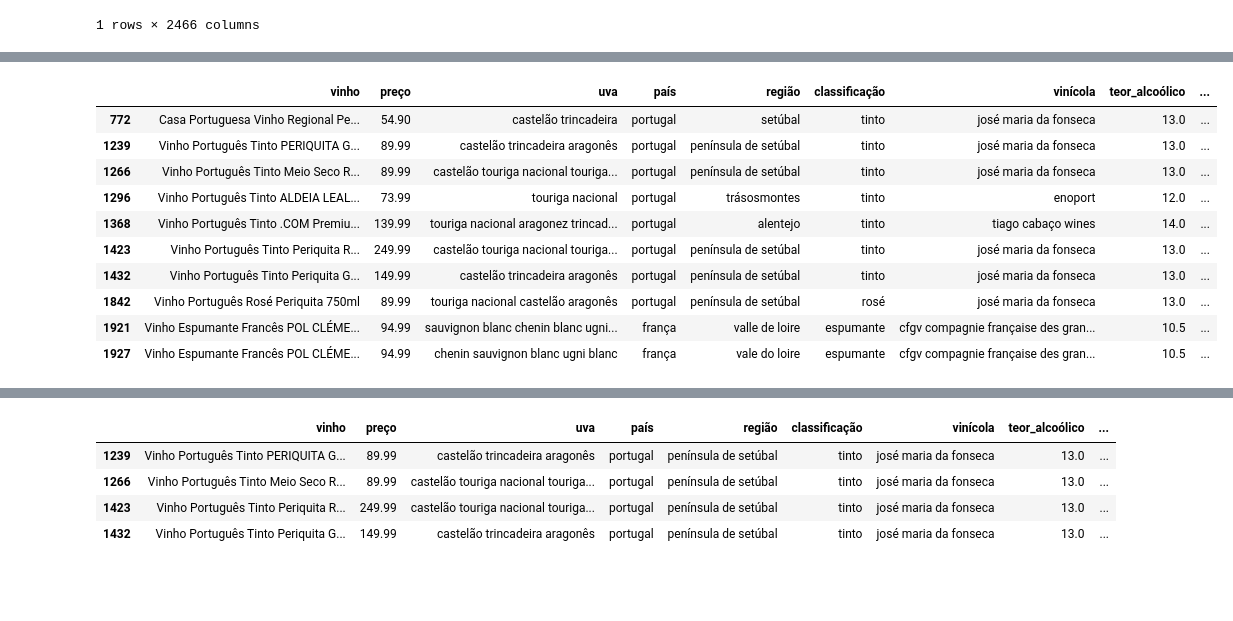
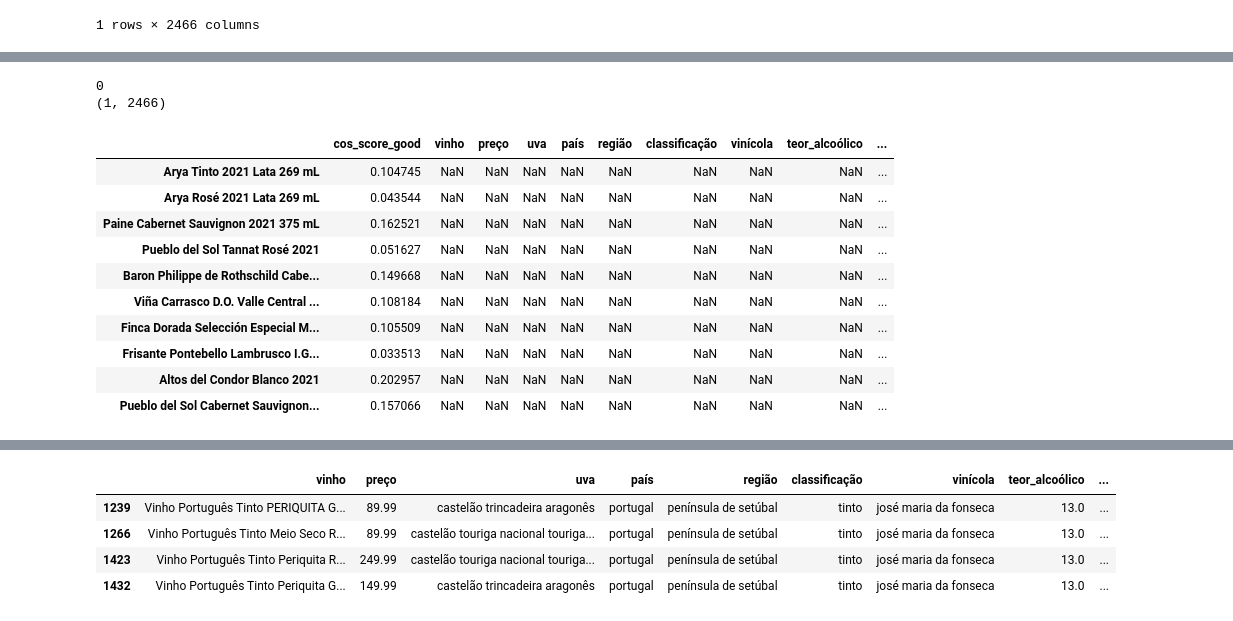
Before and after one commit to filipeaguiarrod/wine_recommendation_prod, a Jupyter notebook: model/Pipeline.ipynb, the cells around one changed output, grey strips where cells are left out. Drawn from its saved outputs; the diff is of its cells as text; code cells hidden in the pictures; blank space fills up the shorter version.

```diff
--- a/model/Pipeline.ipynb
+++ b/model/Pipeline.ipynb
@@ -135,31 +135,50 @@ def make_recommendation(dataset, matrix_wines,perfil, top=4):
     """
 
     preferidos = perfil.loc[perfil['evaluation']==1,'name'].to_list()
-    vector_preferido = vectorized_wine_matrix.loc[vectorized_wine_matrix.index.isin(preferidos)]
+    vector_preferido = matrix_wines.loc[matrix_wines.index.isin(preferidos)]
 
 
-    preferidos = perfil.loc[perfil['evaluation']==-1,'name'].to_list()
-    vector_ruim = vectorized_wine_matrix.loc[vectorized_wine_matrix.index.isin(preferidos)]
+    ruim = perfil.loc[perfil['evaluation']==-1,'name'].to_list()
+    vector_ruim = matrix_wines.loc[matrix_wines.index.isin(ruim)]
 
     good = pd.DataFrame(vector_preferido.mean(axis=0)).T
     bad = pd.DataFrame(vector_ruim.mean(axis=0)).T
 
-    matrix_wines_wv = matrix_wines.loc[~((matrix_wines.index.isin(good.index.to_list()))|(matrix_wines.index.isin(bad.index.to_list())))]#Matrix of wines without choosed elements from users.
+    print(len(ruim))
+
+    print(bad.shape)
+
+    #Matrix of wines without choosed elements from users.
+
+    #matrix_wines_wv = matrix_wines
+
+    if bad.shape[0] >1:
+
+        matrix_wines_wv = matrix_wines.loc[~(matrix_wines.index.isin(preferidos))]
+        matrix_wines_wv = matrix_wines_wv.loc[~(matrix_wines_wv.index.isin(ruim))]
+
+    else:
+
+        matrix_wines_wv = matrix_wines.loc[~(matrix_wines.index.isin(preferidos))]
 
     similarity_good = cosine_similarity(matrix_wines_wv,good)
 
     recommended = pd.DataFrame(similarity_good, index=matrix_wines_wv.index, columns=['cos_score_good'])
 
-    similarity_bad = cosine_similarity(matrix_wines_wv,bad)
+    if bad.shape[0] >1:
 
-    recommended['cos_score_bad'] = similarity_bad
+        similarity_bad = cosine_similarity(matrix_wines_wv,bad)
 
-    recommended.sort_values(by='cos_score_good',ascending=False,inplace=True)
+        recommended['cos_score_bad'] = similarity_bad
 
-    # Just a "sanity check", if cos_score_bad > cos_score_good exclude
+        recommended.sort_values(by='cos_score_good',ascending=False,inplace=True)
 
-    recommended = recommended.loc[recommended['cos_score_good']>recommended['cos_score_bad']]
+        # Just a "sanity check", if cos_score_bad > cos_score_good exclude
+
+        recommended = recommended.loc[recommended['cos_score_good']>recommended['cos_score_bad']]
 
     top_recommended = recommended.head(top)
 
-    return df.loc[df['vinho'].isin(top_recommended.index.to_list())]
+    #return top_recommended
+
+    return pd.concat([top_recommended,dataset.loc[dataset.index.isin(top_recommended.index.to_list())]],axis=1)
@@ -166,17 +211,19 @@ def make_recommendation(dataset, matrix_wines,perfil, top=4):
 # %%
-make_recommendation(df, vectorized_wine_matrix,perfil, top=10)
+make_recommendation(df, vectorized_wine_matrix,perfil.loc[~(perfil['evaluation']==-1)], top=10)
 # %% [output]
+0
+(1, 2466)
-|  | vinho | preço | uva | país | região | classificação | vinícola | teor_alcoólico | ... |
-| 772 | Casa Portuguesa Vinho Regional Pe... | 54.90 | castelão trincadeira | portugal | setúbal | tinto | josé maria da fonseca | 13.0 | ... |
-| 1239 | Vinho Português Tinto PERIQUITA G... | 89.99 | castelão trincadeira aragonês | portugal | península de setúbal | tinto | josé maria da fonseca | 13.0 | ... |
-| 1266 | Vinho Português Tinto Meio Seco R... | 89.99 | castelão touriga nacional touriga... | portugal | península de setúbal | tinto | josé maria da fonseca | 13.0 | ... |
-| 1296 | Vinho Português Tinto ALDEIA LEAL... | 73.99 | touriga nacional | portugal | trásosmontes | tinto | enoport | 12.0 | ... |
-| 1368 | Vinho Português Tinto .COM Premiu... | 139.99 | touriga nacional aragonez trincad... | portugal | alentejo | tinto | tiago cabaço wines | 14.0 | ... |
-| 1423 | Vinho Português Tinto Periquita R... | 249.99 | castelão touriga nacional touriga... | portugal | península de setúbal | tinto | josé maria da fonseca | 13.0 | ... |
-| 1432 | Vinho Português Tinto Periquita G... | 149.99 | castelão trincadeira aragonês | portugal | península de setúbal | tinto | josé maria da fonseca | 13.0 | ... |
-| 1842 | Vinho Português Rosé Periquita 750ml | 89.99 | touriga nacional castelão aragonês | portugal | península de setúbal | rosé | josé maria da fonseca | 13.0 | ... |
-| 1921 | Vinho Espumante Francês POL CLÉME... | 94.99 | sauvignon blanc chenin blanc ugni... | frança | valle de loire | espumante | cfgv compagnie française des gran... | 10.5 | ... |
-| 1927 | Vinho Espumante Francês POL CLÉME... | 94.99 | chenin sauvignon blanc ugni blanc | frança | vale do loire | espumante | cfgv compagnie française des gran... | 10.5 | ... |
+|  | cos_score_good | vinho | preço | uva | país | região | classificação | vinícola | teor_alcoólico | ... |
+| Arya Tinto 2021 Lata 269 mL | 0.104745 | NaN | NaN | NaN | NaN | NaN | NaN | NaN | NaN | ... |
+| Arya Rosé 2021 Lata 269 mL | 0.043544 | NaN | NaN | NaN | NaN | NaN | NaN | NaN | NaN | ... |
+| Paine Cabernet Sauvignon 2021 375 mL | 0.162521 | NaN | NaN | NaN | NaN | NaN | NaN | NaN | NaN | ... |
+| Pueblo del Sol Tannat Rosé 2021 | 0.051627 | NaN | NaN | NaN | NaN | NaN | NaN | NaN | NaN | ... |
+| Baron Philippe de Rothschild Cabe... | 0.149668 | NaN | NaN | NaN | NaN | NaN | NaN | NaN | NaN | ... |
+| Viña Carrasco D.O. Valle Central ... | 0.108184 | NaN | NaN | NaN | NaN | NaN | NaN | NaN | NaN | ... |
+| Finca Dorada Selección Especial M... | 0.105509 | NaN | NaN | NaN | NaN | NaN | NaN | NaN | NaN | ... |
+| Frisante Pontebello Lambrusco I.G... | 0.033513 | NaN | NaN | NaN | NaN | NaN | NaN | NaN | NaN | ... |
+| Altos del Condor Blanco 2021 | 0.202957 | NaN | NaN | NaN | NaN | NaN | NaN | NaN | NaN | ... |
+| Pueblo del Sol Cabernet Sauvignon... | 0.157066 | NaN | NaN | NaN | NaN | NaN | NaN | NaN | NaN | ... |
 # %%
 matrix_wines = vectorized_wine_matrix
 good = pd.DataFrame(vector_preferido.mean(axis=0)).T
```
Also changed, not shown: parts of 3 cells of this notebook, 3 other files.
